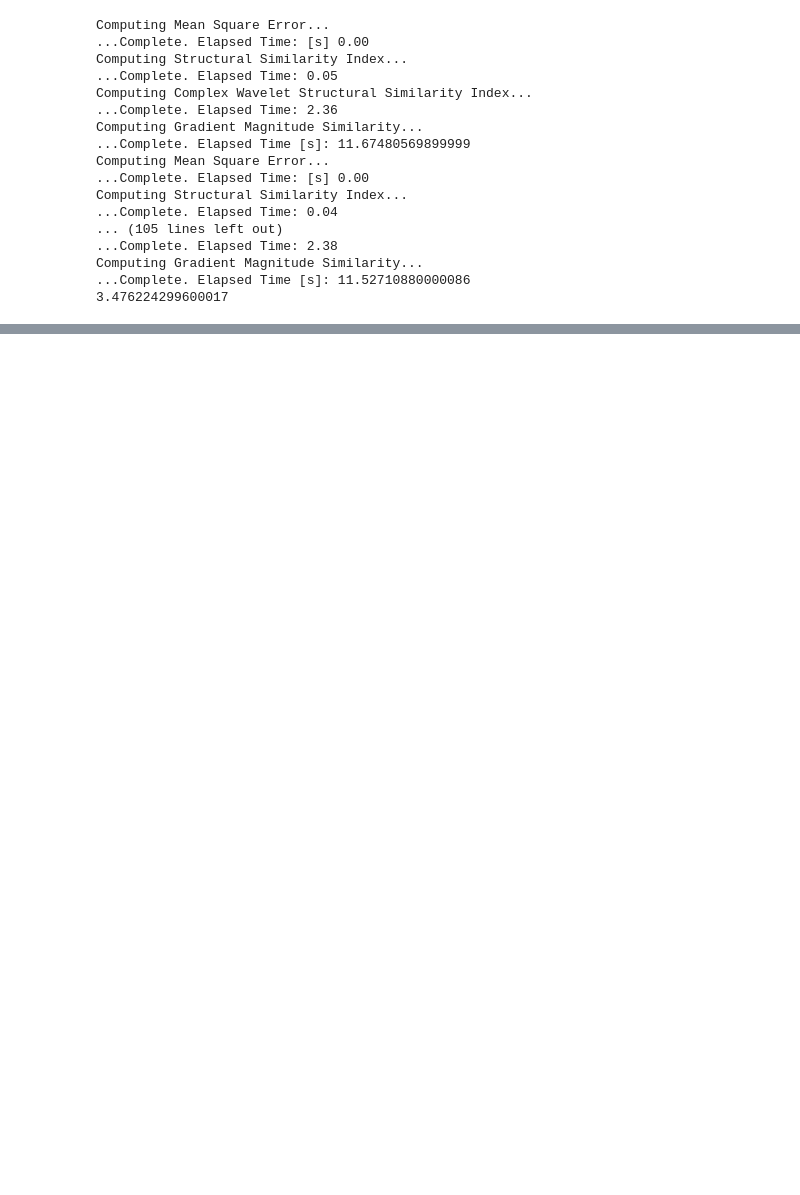
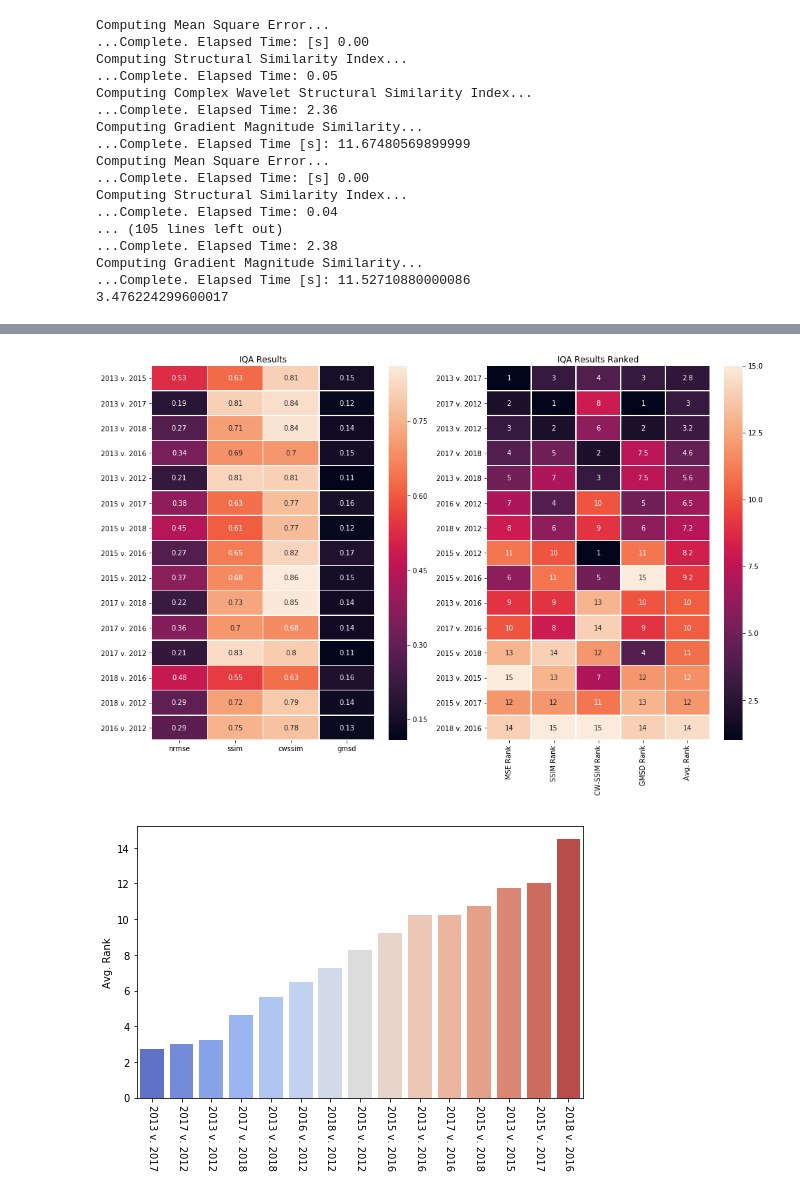
Before and after one commit to charparr/parr-thesis, a Jupyter notebook: similarity/example.ipynb, the cells around one changed output, grey strips where cells are left out. Drawn from its saved outputs; the diff is of its cells as text; code cells hidden in the pictures; blank space fills up the shorter version.

```diff
--- a/similarity/example.ipynb
+++ b/similarity/example.ipynb
@@ -48 +76,35 @@ for t, d, ax in zip(titles, dfs, axes):
+# %%
+def plot_iqa_scores_from_dfs(dfs):#, outpath):
+    """
+    make a few plots from the summary analysis data in the df
+    """
+    # Plot Heatmaps
+    titles = ['IQA Results', 'IQA Results Ranked'] # if len(df add title)
+    fig, axes = plt.subplots(figsize=(16, 10), nrows=1, ncols=2)
+    for t, d, ax in zip(titles, dfs, axes):
+        p = sns.heatmap(d, annot=True, linewidths=.5, ax=ax)
+        p.set_title(t)
+
+    #outpath = os.path.join(outpath + 'iqa_heatmaps.png')
+    #plt.savefig(outpath, bbox_inches='tight', dpi=300)
+    #plt.close()
+
+    # bar plot PROBLEM WITH THIS SORT
+    rdf = dfs[-1]
+    rdf.sort_values('Avg. Rank', inplace=True)
+    fig, ax = plt.subplots(figsize=(8, 5))
+    p = sns.color_palette('coolwarm', len(dfs[1]))
+    sns.barplot(rdf.index, y=rdf['Avg. Rank'],
+                data=rdf, ax=ax, palette=p)
+
+    ax.set_xticklabels(ax.get_xticklabels(), rotation=270)
+
+    #outpath = os.path.join(outpath + 'iqa_barchart.png')
+#     plt.savefig(outpath, bbox_inches='tight', dpi=300)
+#     plt.close()
+# %%
+plot_iqa_scores_from_dfs(dfs)
+# %% [output]
+[figure, added]
+[figure, added]
 # %%
```
Also changed, not shown: parts of 5 cells of this notebook, 3 other files.
